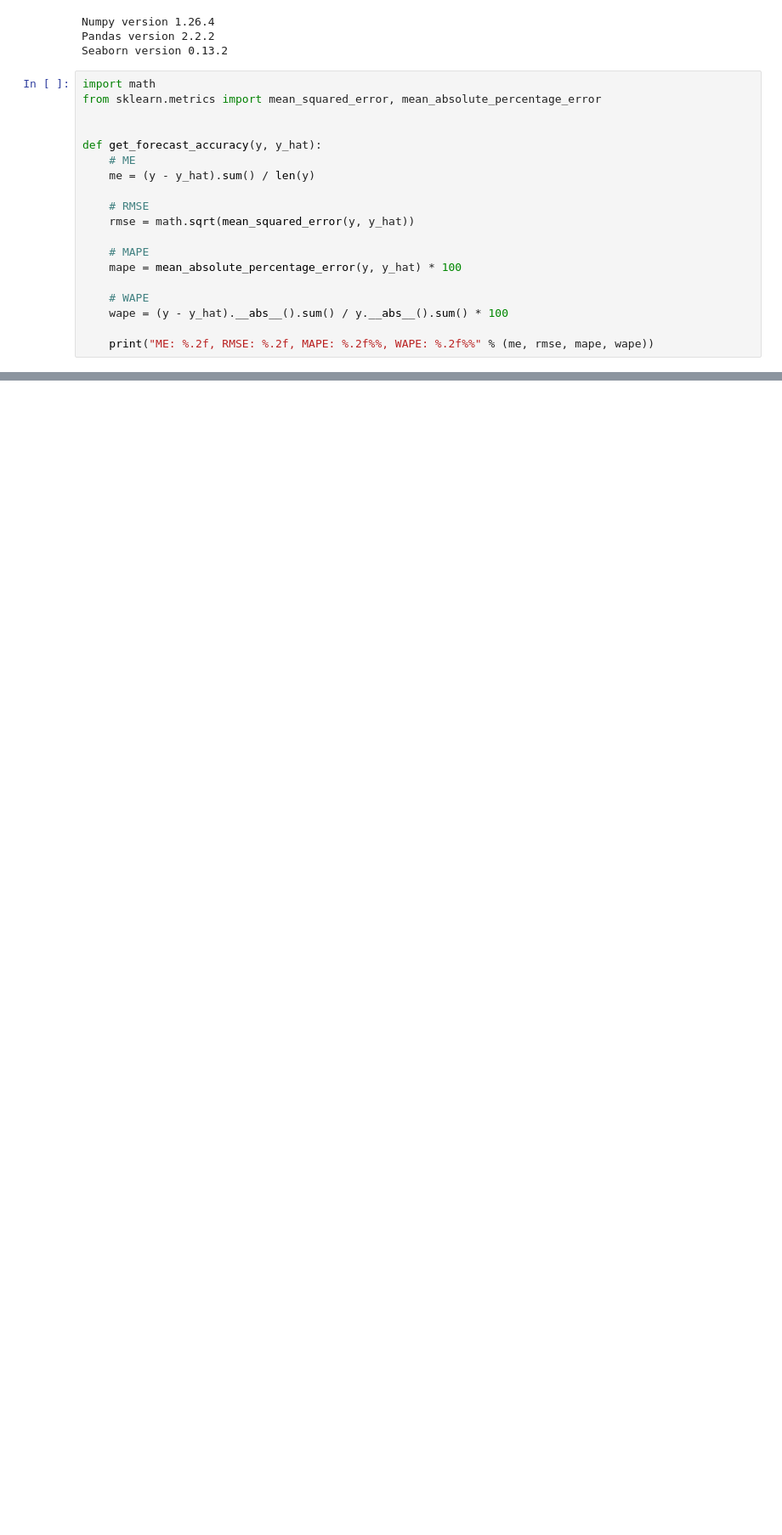
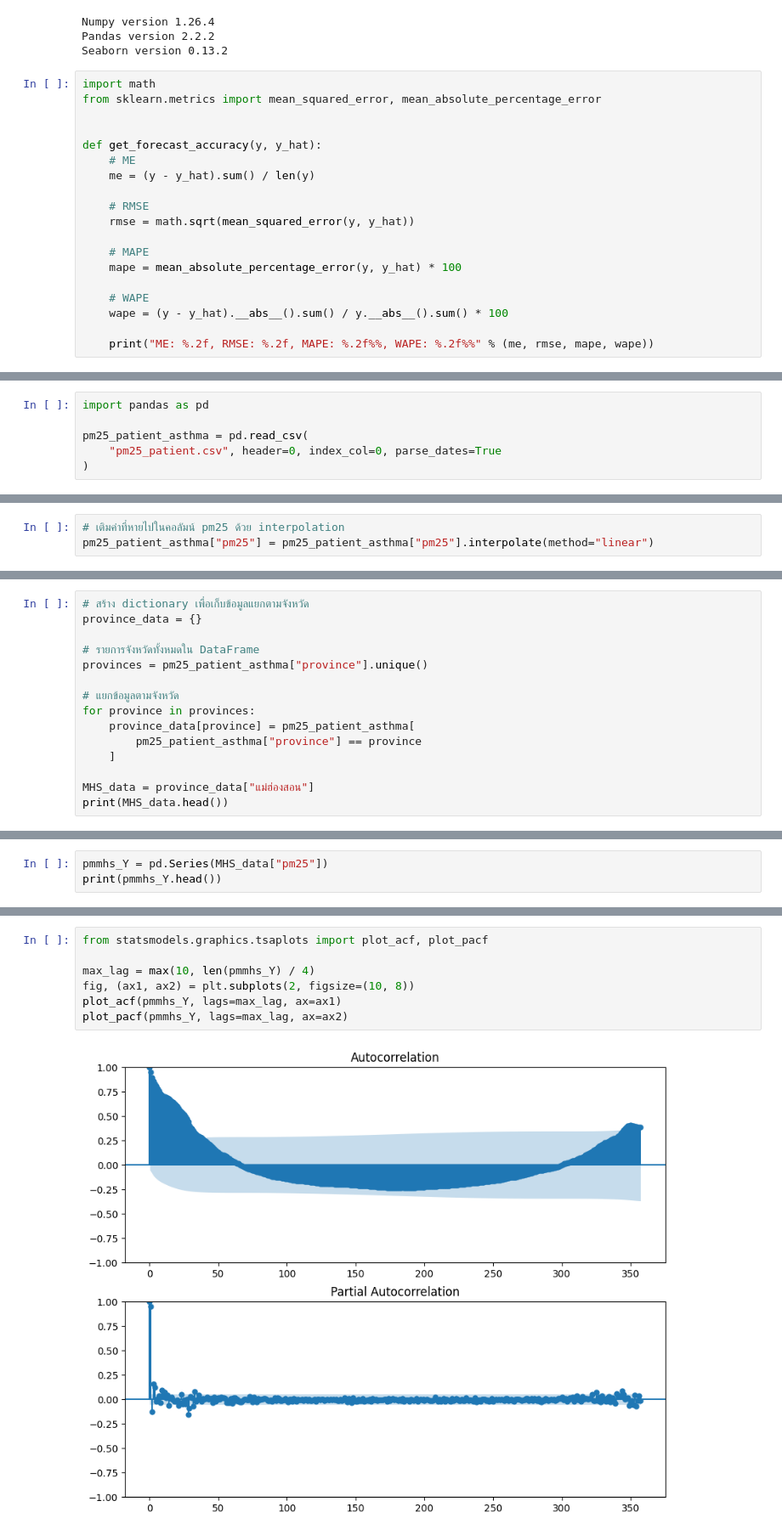
Before and after one commit to bearberror/geeks-code-review, a Jupyter notebook: model_asthma.ipynb, the cells around one changed output, grey strips where cells are left out. Shown: that part at 85% size. Saved outputs shown, nothing was run; the diff lists cells and outputs as text; blank space fills up the shorter version.

```diff
--- a/model_asthma.ipynb
+++ b/model_asthma.ipynb
@@ -250,0 +45,6 @@ print(lb_result)
+# %%
+import pandas as pd
+
+pm25_patient_asthma = pd.read_csv(
+    "pm25_patient.csv", header=0, index_col=0, parse_dates=True
+)
@@ -250,0 +81,3 @@ print(lb_result)
+# %%
+# เติมค่าที่หายไปในคอลัมน์ pm25 ด้วย interpolation
+pm25_patient_asthma["pm25"] = pm25_patient_asthma["pm25"].interpolate(method="linear")
@@ -250,0 +114,15 @@ print(lb_result)
+# %%
+# สร้าง dictionary เพื่อเก็บข้อมูลแยกตามจังหวัด
+province_data = {}
+
+# รายการจังหวัดทั้งหมดใน DataFrame
+provinces = pm25_patient_asthma["province"].unique()
+
+# แยกข้อมูลตามจังหวัด
+for province in provinces:
+    province_data[province] = pm25_patient_asthma[
+        pm25_patient_asthma["province"] == province
+    ]
+
+MHS_data = province_data["แม่ฮ่องสอน"]
+print(MHS_data.head())
@@ -250,0 +137,3 @@ print(lb_result)
+# %%
+pmmhs_Y = pd.Series(MHS_data["pm25"])
+print(pmmhs_Y.head())
@@ -250,0 +182,9 @@ print(lb_result)
+# %%
+from statsmodels.graphics.tsaplots import plot_acf, plot_pacf
+
+max_lag = max(10, len(pmmhs_Y) / 4)
+fig, (ax1, ax2) = plt.subplots(2, figsize=(10, 8))
+plot_acf(pmmhs_Y, lags=max_lag, ax=ax1)
+plot_pacf(pmmhs_Y, lags=max_lag, ax=ax2)
+# %% [output]
+[figure, added]
```
Also changed, not shown: parts of 50 cells of this notebook.
